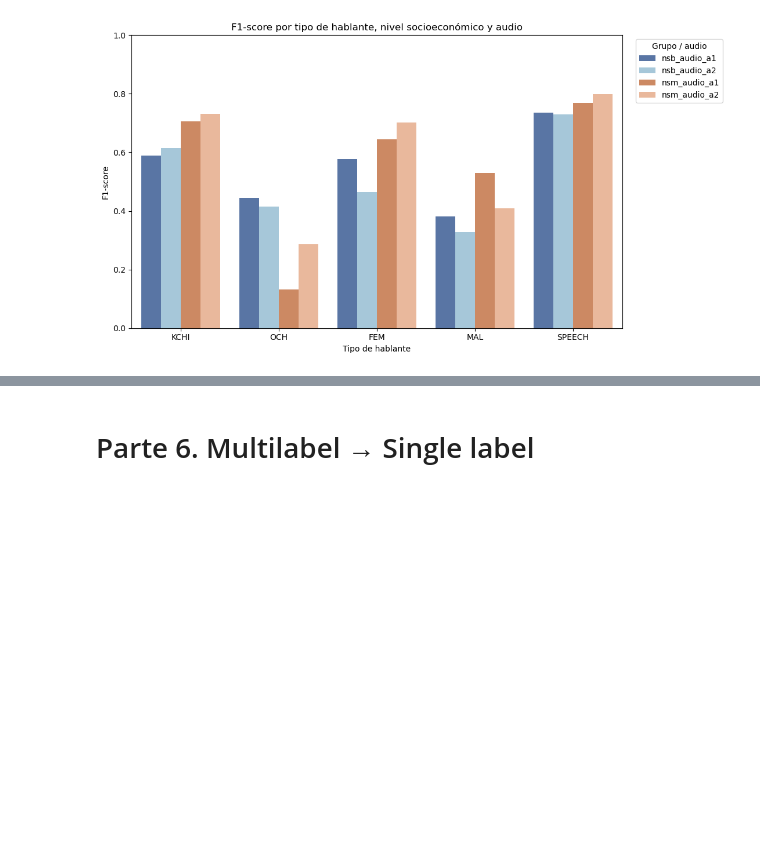
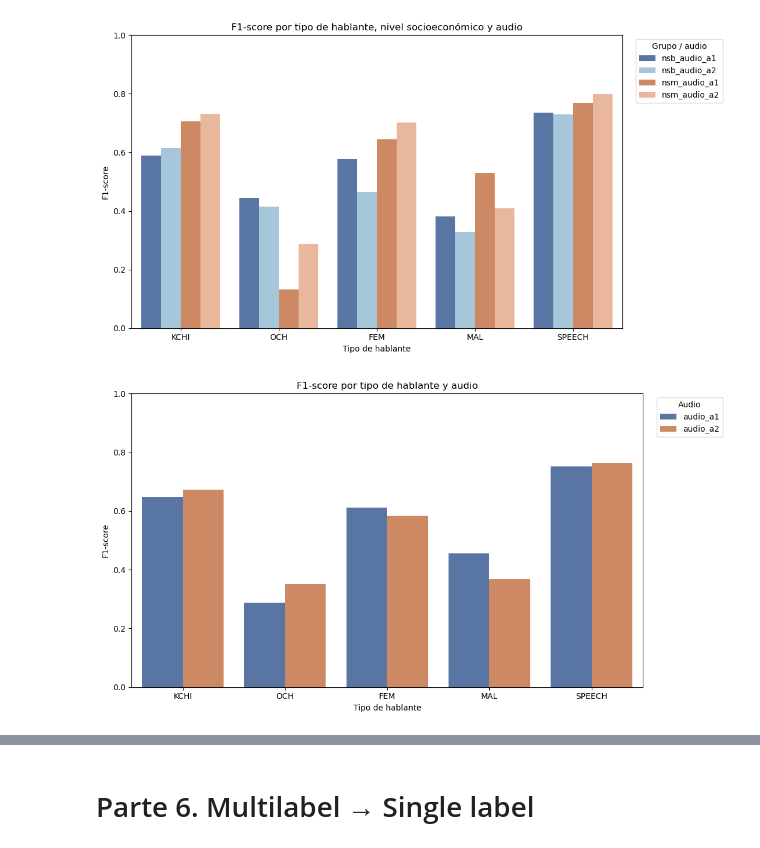
Before and after one commit to pabloamden/tesis_pablo, a Jupyter notebook: procesar_results_concat_v03.ipynb, the cells around one changed output, grey strips where cells are left out. Drawn from its saved outputs; the diff is of its cells as text; code cells hidden in the pictures; blank space fills up the shorter version.

```diff
--- a/procesar_results_concat_v03.ipynb
+++ b/procesar_results_concat_v03.ipynb
@@ -1391,3 +1391,61 @@ plt.savefig(
 plt.show()
 # %% [output]
 [figure]
+# %%
+# =========================
+# 4) Gráfico único: 2 barras por etiqueta
+# diferenciando únicamente por audio
+# =========================
+
+output_dir = "outputs"
+os.makedirs(os.path.join(output_dir, "final_concats"), exist_ok=True)
+
+# Crear columna solo con el audio
+df_plot = df_f1_audio.copy()
+
+df_plot["audio"] = df_plot["grupo_audio"].str.extract(r"(audio_a[12])")
+
+orden_hue = [
+    "audio_a1",
+    "audio_a2"
+]
+
+palette = {
+    "audio_a1": "#4C72B0",
+    "audio_a2": "#DD8452",
+}
+
+plt.figure(figsize=(11, 6))
+
+sns.barplot(
+    data=df_plot,
+    x="tipo",
+    y="f1",
+    hue="audio",
+    hue_order=orden_hue,
+    palette=palette,
+    errorbar=None
+)
+
+plt.title("F1-score por tipo de hablante y audio")
+plt.xlabel("Tipo de hablante")
+plt.ylabel("F1-score")
+plt.ylim(0, 1)
+
+plt.legend(
+    title="Audio",
+    bbox_to_anchor=(1.02, 1),
+    loc="upper left"
+)
+
+plt.tight_layout()
+
+plt.savefig(
+    os.path.join(output_dir, "final_concats/f1_por_tipo_y_audio.png"),
+    dpi=300,
+    bbox_inches="tight"
+)
+
+plt.show()
+# %% [output]
+[figure, added]
```
Also changed, not shown: parts of 6 cells of this notebook, 4 other files.
